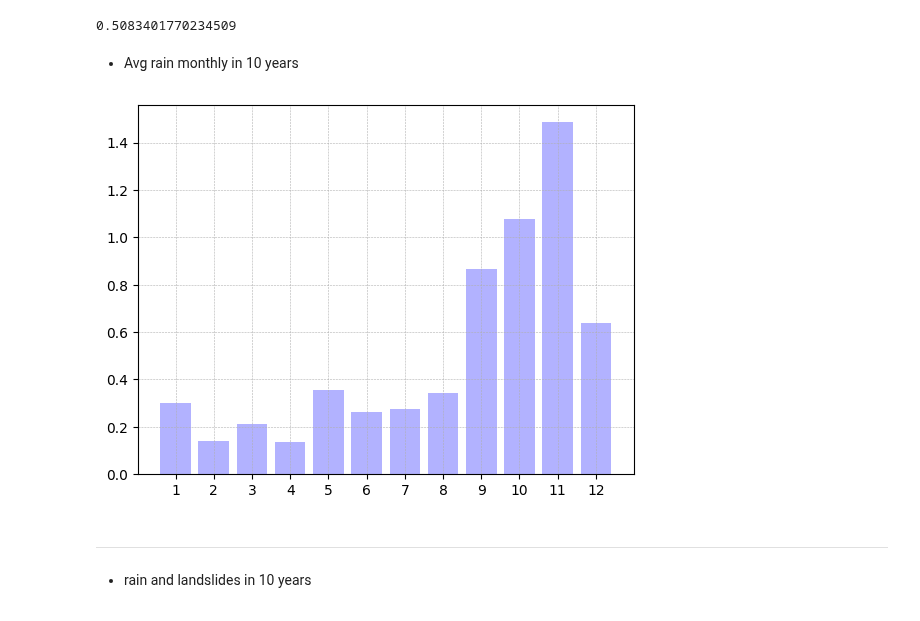
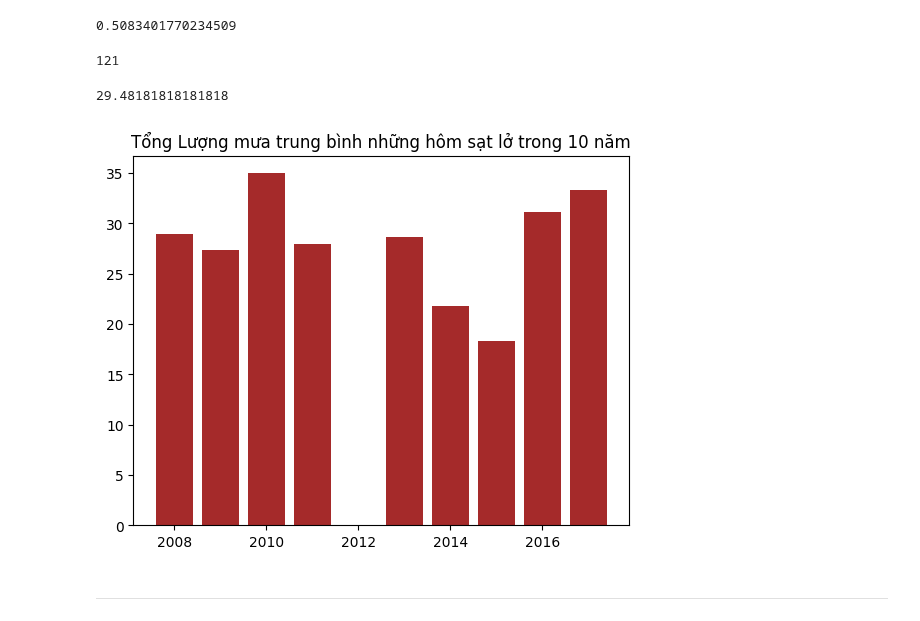
Before and after one commit to anbit192/coding-adventure, a Jupyter notebook: risk-management/rain-analysis.ipynb, the cells around one changed output. Drawn from its saved outputs; the diff is of its cells as text; code cells hidden in the pictures.

```diff
--- a/risk-management/rain-analysis.ipynb
+++ b/risk-management/rain-analysis.ipynb
@@ -43,23 +45,25 @@ avg_rain = np.average(df["rains"])
 avg_rain
 # %% [output]
 0.5083401770234509
-# %% [markdown]
-- Avg rain monthly in 10 years
-# %%
-avg_month_rains = np.zeros(12)
-for i in range(1, 13):
-    idxs = np.where(df["months"]==i)[0]
-    avg_month_rains[i-1] = np.average(df["rains"].iloc[idxs])
-
-avg_month_rains
-plt.grid(linestyle="--", linewidth=0.4)
-plt.bar(x=range(1, 13), height=avg_month_rains, color="blue", alpha=0.3)
-plt.xticks(range(1, 13))
-# plt.plot(range(1, 13), avg_month_rains, color='blue', linestyle='-', alpha=0.6)
-plt.show()
-# %% [output]
-[figure, removed]
+# %%
+count_slide = df["landslide"].sum()
+count_slide
+# %% [output]
+121
+# %%
+df[df["landslide"] == 1]["rains"].mean()
+# %% [output]
+29.48181818181818
+# %%
+avg_landslide_rain = df[df["landslide"] == 1].groupby("years")["rains"].mean()
+avg_landslide_rain
+plt.bar(df[df["landslide"] == 1]["years"].unique(), avg_landslide_rain, color="brown")
+plt.title("Tổng Lượng mưa trung bình những hôm sạt lở trong 10 năm")
+# plt.xticks(range(2008, 2018))
+# plt.bar_label(bar)
+# plt.grid()
+plt.show()
+# %% [output]
+[figure, added]
 # %% [markdown]
 ---
-# %% [markdown]
-- rain and landslides in 10 years
```
Also changed, not shown: parts of 39 cells of this notebook, 39 other files.
